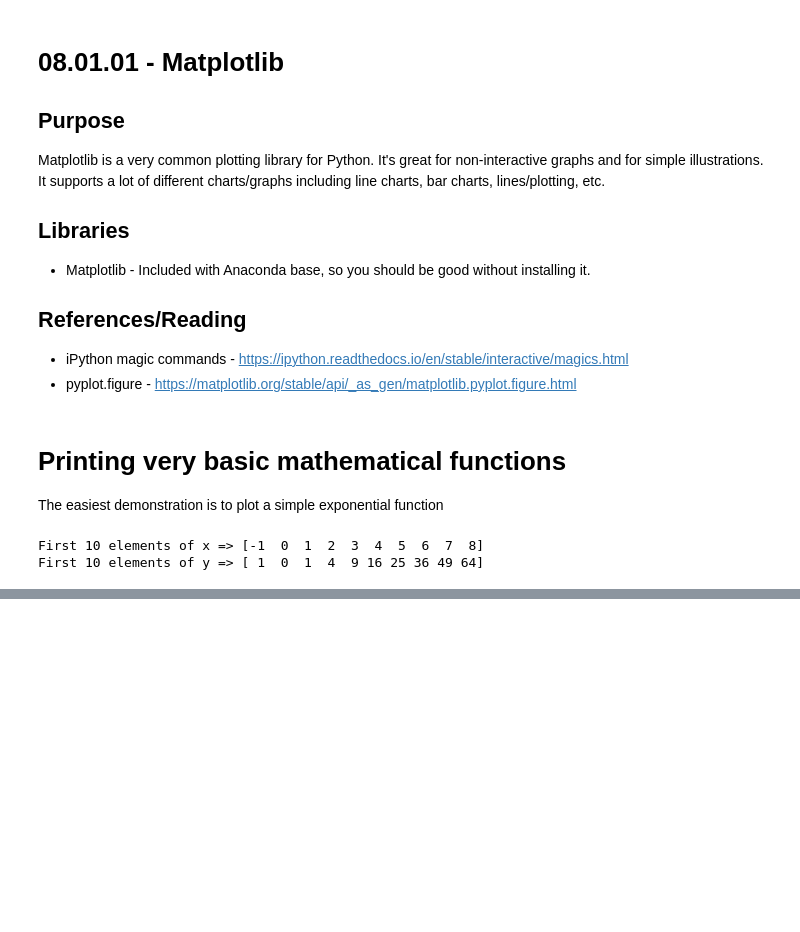
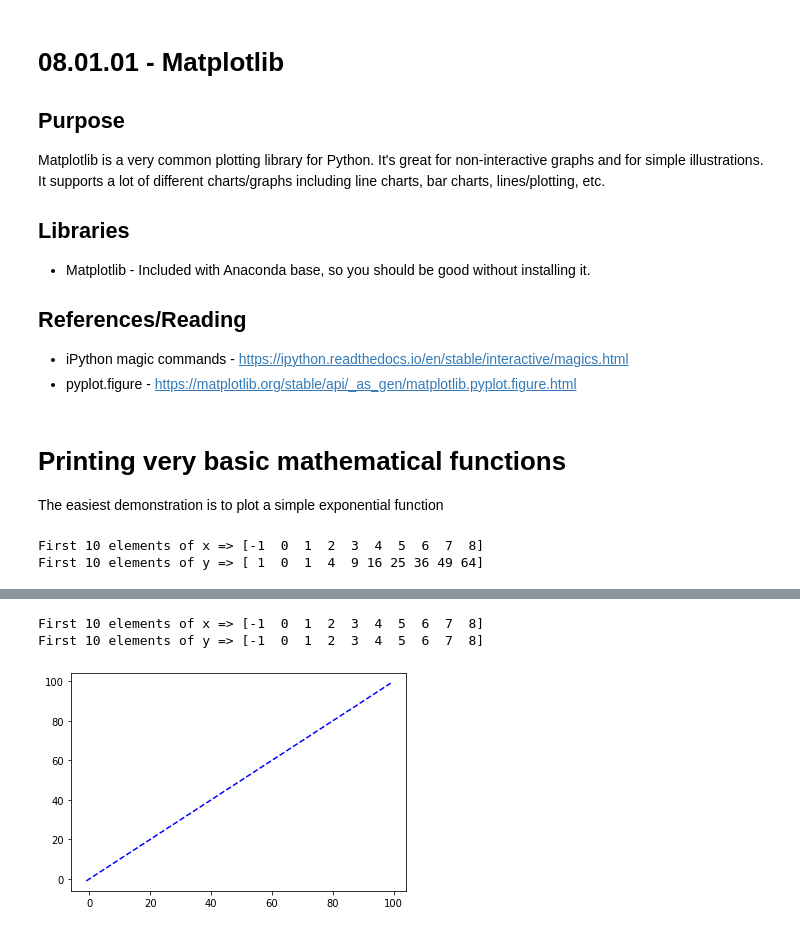
Before and after one commit to TheDarkTrumpet/BAIS-6040-0EXP-spr2021, a Jupyter notebook: Notebooks/Phase 2/08.01.01-Matplotlib.ipynb, the cells around one changed output, grey strips where cells are left out. Drawn from its saved outputs; the diff is of its cells as text; code cells hidden in the pictures; blank space fills up the shorter version.

```diff
--- a/Notebooks/Phase 2/08.01.01-Matplotlib.ipynb
+++ b/Notebooks/Phase 2/08.01.01-Matplotlib.ipynb
@@ -46,0 +52,13 @@ plt.show()
+# %%
+y1 = x
+print(f"First 10 elements of x => {x[:10]}")
+print(f"First 10 elements of y => {y1[:10]}")
+# %% [output]
+First 10 elements of x => [-1  0  1  2  3  4  5  6  7  8]
+First 10 elements of y => [-1  0  1  2  3  4  5  6  7  8]
+# %%
+# Note the graph here.  It's smaller, it also only has one graph on it.
+plt.plot(x, y1, linestyle='dashed', color='blue')
+plt.show()
+# %% [output]
+[figure, added]
```
Also changed, not shown: parts of 6 cells of this notebook.
